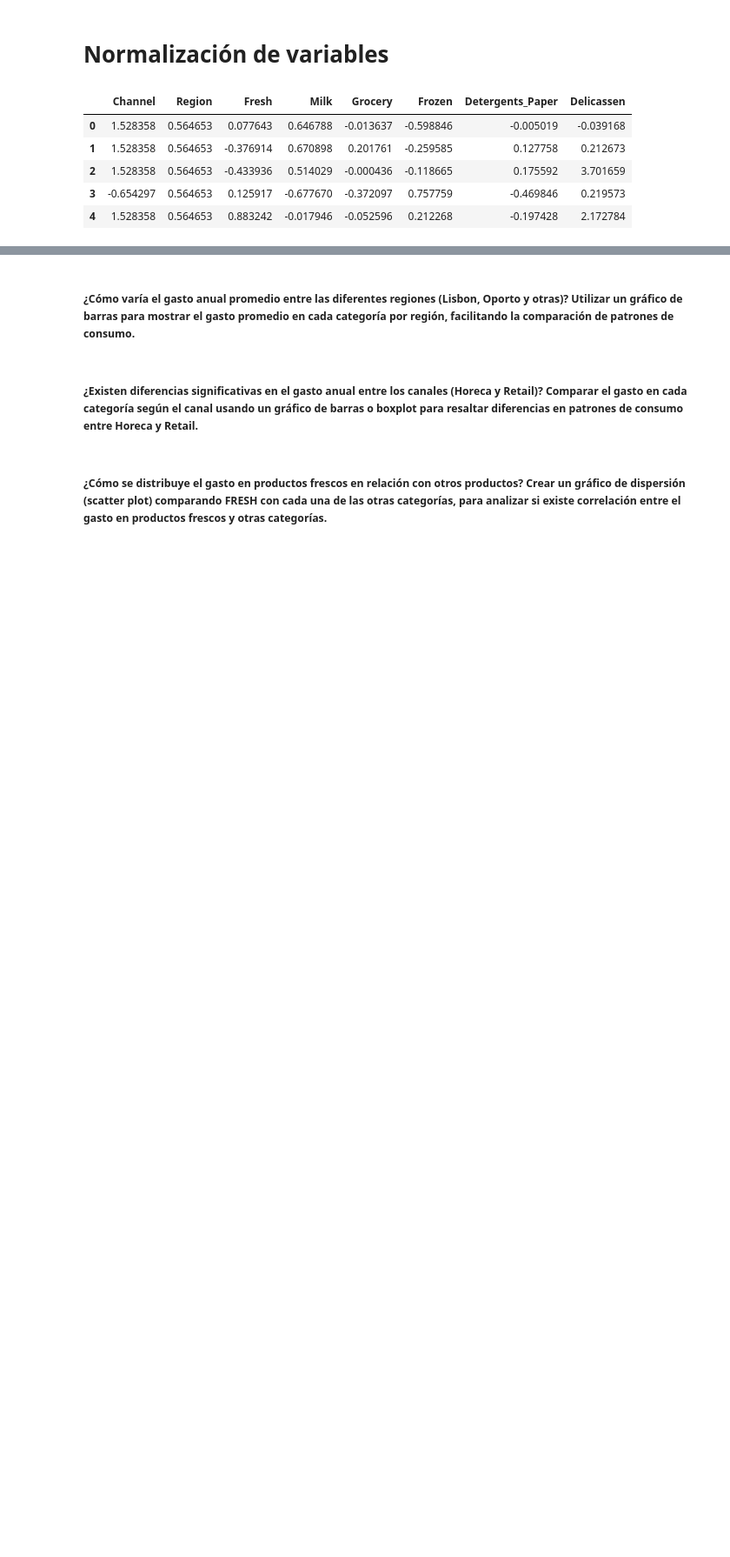
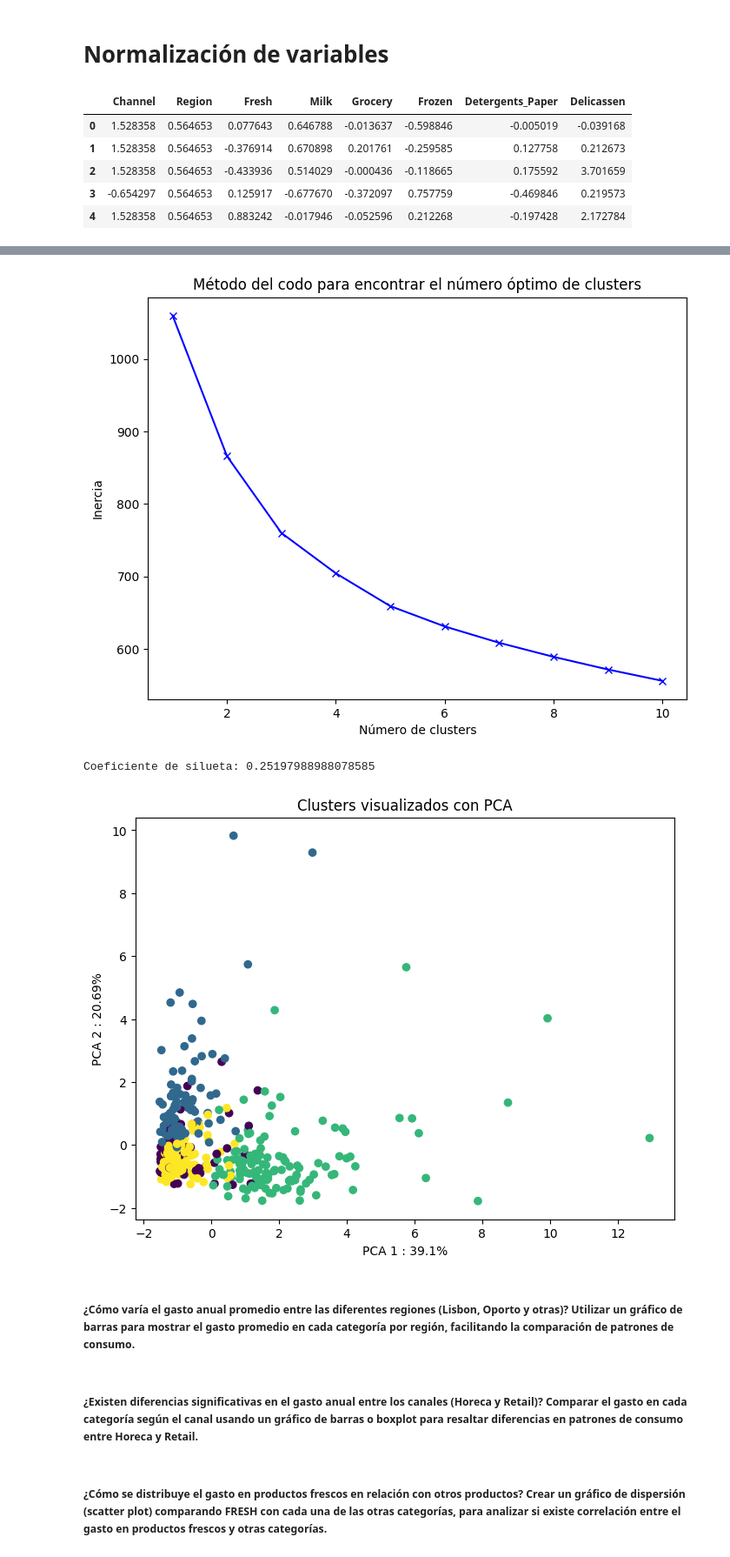
Before and after one commit to rsotelo14/practicos-analisis-de-datos, a Jupyter notebook: Entrega final/proyecto_final.ipynb, the cells around one changed output, grey strips where cells are left out. Shown at 87% size. Saved outputs shown, nothing was run; the diff lists cells and outputs as text; code cells hidden in the pictures; blank space fills up the shorter version.

```diff
--- a/Entrega final/proyecto_final.ipynb
+++ b/Entrega final/proyecto_final.ipynb
@@ -340,3 +405,61 @@ Coeficiente de silueta: 0.385325680306147
+# %%
+import pandas as pd
+from sklearn.preprocessing import StandardScaler
+from sklearn_extra.cluster import KMedoids
+from sklearn.metrics import silhouette_score
+import matplotlib.pyplot as plt
+
+# Suponiendo que tienes tus datos cargados en un DataFrame 'df'
+# Excluyendo las columnas categóricas 'Channel' y 'Region' si es necesario
+X = df[['Region','Channel','Fresh', 'Milk', 'Grocery', 'Frozen', 'Detergents_Paper', 'Delicassen']]
+
+# Escalar los datos
+scaler = StandardScaler()
+X_scaled = scaler.fit_transform(X)
+
+# Método del codo para determinar el número óptimo de clusters
+inertia = []
+K = range(1, 11)
+for k in K:
+    kmedoids = KMedoids(n_clusters=k, random_state=42, method='pam')
+    kmedoids.fit(X_scaled)
+    inertia.append(kmedoids.inertia_)
+
+# Gráfico del método del codo
+plt.figure(figsize=(8, 6))
+plt.plot(K, inertia, 'bx-')
+plt.xlabel('Número de clusters')
+plt.ylabel('Inercia')
+plt.title('Método del codo para encontrar el número óptimo de clusters')
+plt.show()
+
+# Aplicar K-medoids con el número óptimo de clusters (por ejemplo, 5)
+kmedoids = KMedoids(n_clusters=4, random_state=42, method='pam')
+clusters = kmedoids.fit_predict(X_scaled)
+
+# Añadir los clusters al DataFrame original
+df['Cluster'] = clusters
+
+# Evaluación con el coeficiente de silueta
+silueta = silhouette_score(X_scaled, clusters)
+print(f"Coeficiente de silueta: {silueta}")
+
+# Visualización opcional con PCA para ver los clusters
+from sklearn.decomposition import PCA
+
+pca = PCA(n_components=3)
+X_pca = pca.fit_transform(X_scaled)
+
+plt.figure(figsize=(8, 6))
+plt.scatter(X_pca[:, 0], X_pca[:, 1], c=clusters, cmap='viridis')
+plt.xlabel(f'PCA 1 : {round(pca.explained_variance_ratio_[0] * 100, 2)}%')
+plt.ylabel(f'PCA 2 : {round(pca.explained_variance_ratio_[1] * 100, 2)}%')
+plt.title('Clusters visualizados con PCA')
+plt.show()
+# %% [output]
+[figure, added]
+Coeficiente de silueta: 0.25197988988078585
+[figure, added]
 # %% [markdown]
 
 ##### ¿Cómo varía el gasto anual promedio entre las diferentes regiones (Lisbon, Oporto y otras)? Utilizar un gráfico de barras para mostrar el gasto promedio en cada categoría por región, facilitando la comparación de patrones de consumo.
```
Also changed, not shown: parts of 3 cells of this notebook.
